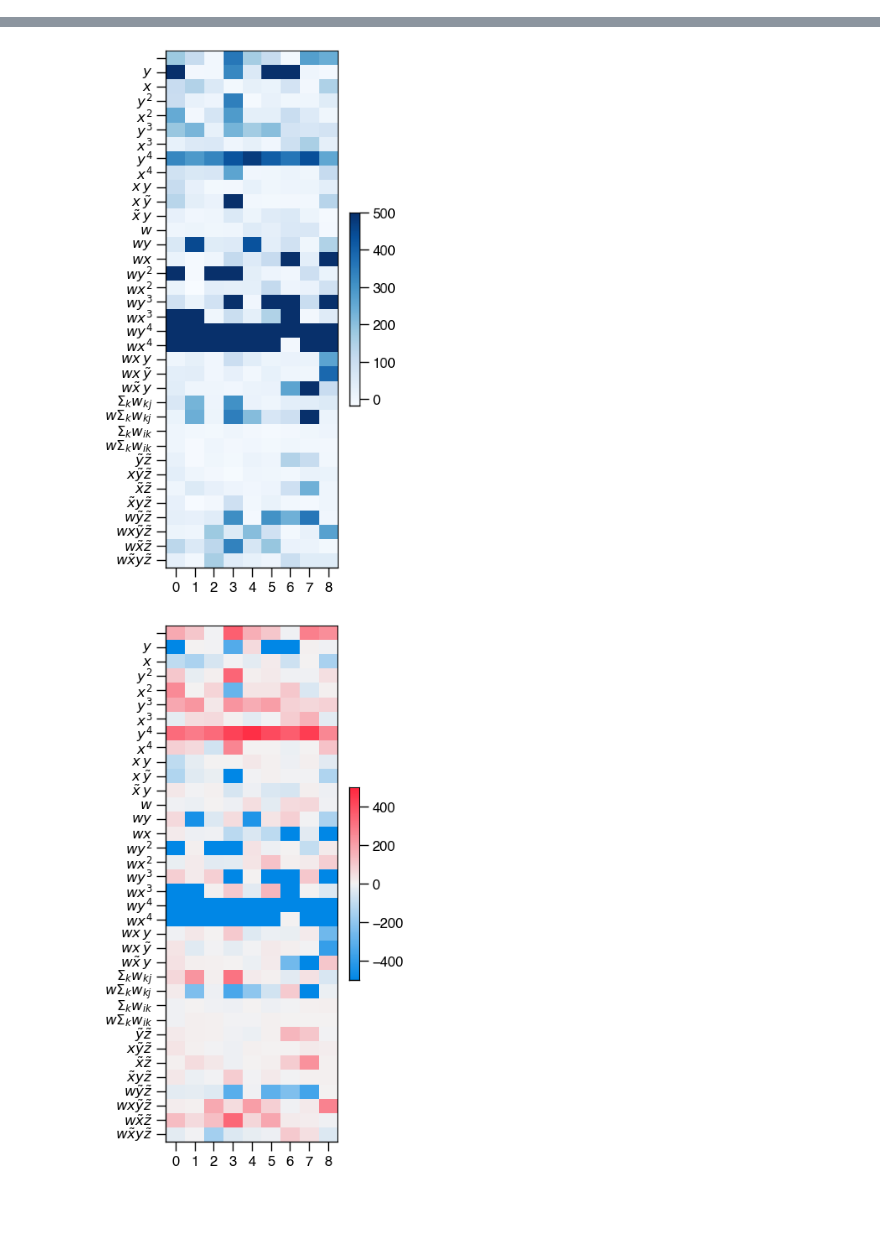
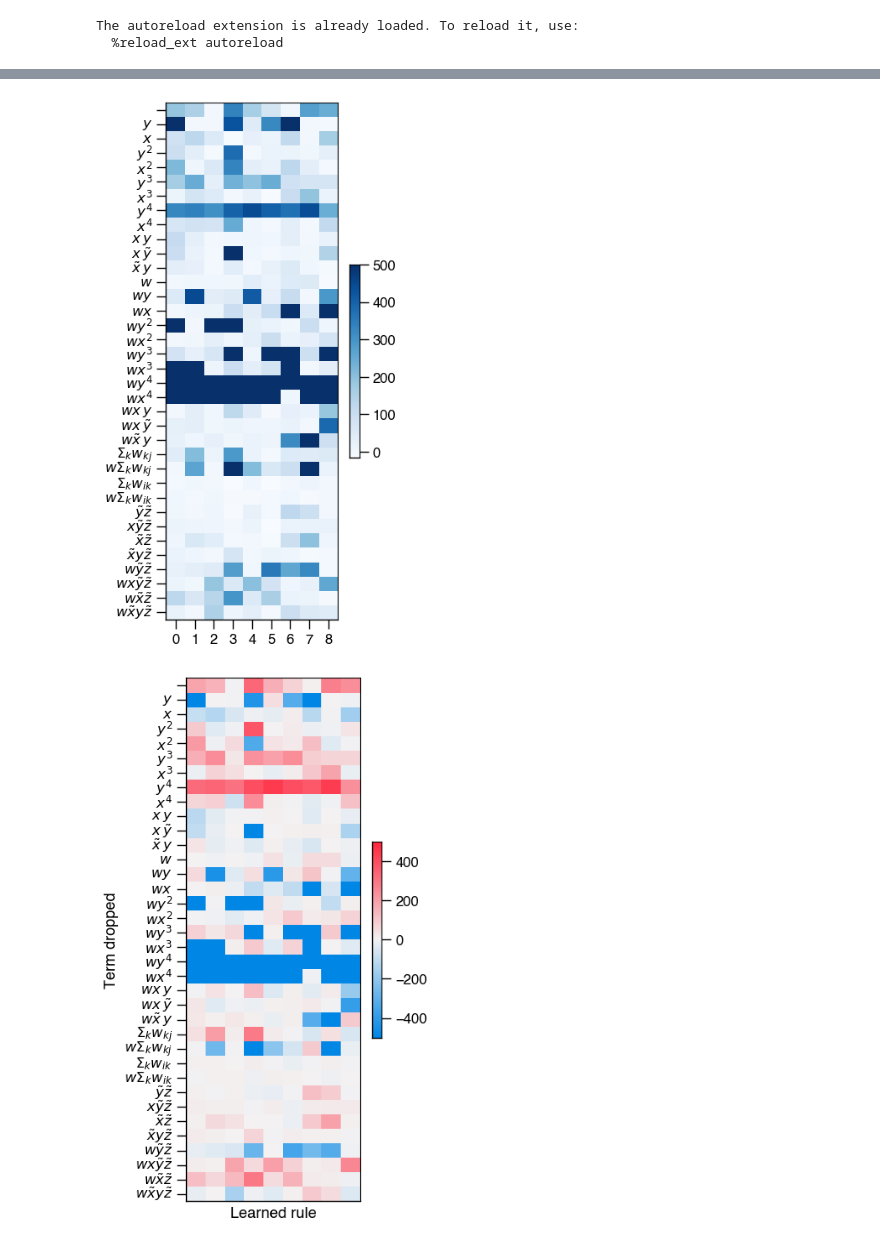
Before and after one commit to davidgbe/automated_plasticity_discovery, a Jupyter notebook: rule_dropouts_bulk_analysis.ipynb, the cells around one changed output, grey strips where cells are left out. Drawn from its saved outputs; the diff is of its cells as text; code cells hidden in the pictures; blank space fills up the shorter version.

```diff
--- a/rule_dropouts_bulk_analysis.ipynb
+++ b/rule_dropouts_bulk_analysis.ipynb
@@ -39,31 +39,31 @@ CELL_TYPE_1_SIZE = 5
 plt.rcParams['font.family'] = 'Helvetica'
 
 DATA_PATHS_NO_HET_SHORT = [
-    'sims_out/rule_dropout_n5_short_min_pactive_0p25_diag_test_001051_0.3_inp_0.27_het_0_shift_1_TH_0_STD_EXPL_0.001__L1_PENALTY_5e-07_ACT_PEN_50.0_CHANGEP_0.0_SEED_2000_2026-01-15_13:34:30.296805_run_None',
-    'sims_out/rule_dropout_n5_short_min_pactive_0p25_diag_test_001052_0.3_inp_0.27_het_0_shift_1_TH_0_STD_EXPL_0.001__L1_PENALTY_5e-07_ACT_PEN_50.0_CHANGEP_0.0_SEED_2000_2026-01-15_13:34:30.296808_run_None',
-    'sims_out/rule_dropout_n5_short_min_pactive_0p25_diag_test_001053_0.3_inp_0.27_het_0_shift_1_TH_0_STD_EXPL_0.001__L1_PENALTY_5e-07_ACT_PEN_50.0_CHANGEP_0.0_SEED_2000_2026-01-15_14:18:32.696893_run_None',
-    'sims_out/rule_dropout_n5_short_min_pactive_0p25_diag_test_001054_0.3_inp_0.27_het_0_shift_1_TH_0_STD_EXPL_0.001__L1_PENALTY_5e-07_ACT_PEN_50.0_CHANGEP_0.0_SEED_2000_2026-01-15_14:20:39.706146_run_None',
-    'sims_out/rule_dropout_n5_short_min_pactive_0p25_diag_test_001055_0.3_inp_0.27_het_0_shift_1_TH_0_STD_EXPL_0.001__L1_PENALTY_5e-07_ACT_PEN_50.0_CHANGEP_0.0_SEED_2000_2026-01-15_13:34:54.899000_run_None',
-    'sims_out/rule_dropout_n5_short_min_pactive_0p25_diag_test_001056_0.3_inp_0.27_het_0_shift_1_TH_0_STD_EXPL_0.001__L1_PENALTY_5e-07_ACT_PEN_50.0_CHANGEP_0.0_SEED_2000_2026-01-15_13:34:54.898937_run_None',
-    'sims_out/rule_dropout_n5_short_min_pactive_0p25_diag_test_001057_0.3_inp_0.27_het_0_shift_1_TH_0_STD_EXPL_0.001__L1_PENALTY_5e-07_ACT_PEN_50.0_CHANGEP_0.0_SEED_2000_2026-01-15_14:54:22.373381_run_None',
-    'sims_out/rule_dropout_n5_short_min_pactive_0p25_diag_test_001058_0.3_inp_0.27_het_0_shift_1_TH_0_STD_EXPL_0.001__L1_PENALTY_5e-07_ACT_PEN_50.0_CHANGEP_0.0_SEED_2000_2026-01-15_14:54:22.373378_run_None',
-    'sims_out/rule_dropout_n5_short_min_pactive_0p25_diag_test_001059_0.3_inp_0.27_het_0_shift_1_TH_0_STD_EXPL_0.001__L1_PENALTY_5e-07_ACT_PEN_50.0_CHANGEP_0.0_SEED_2000_2026-01-15_13:29:25.604457_run_None',
+    'sims_out/rule_dropout_n5_short_min_pactive_0p25_diag_test_001051_0.3_inp_0.27_het_0_shift_1_TH_0_STD_EXPL_0.001__L1_PENALTY_5e-07_ACT_PEN_50.0_CHANGEP_0.0_SEED_2000_2026-02-09_00:23:58.979228_run_None',
+    'sims_out/rule_dropout_n5_short_min_pactive_0p25_diag_test_001052_0.3_inp_0.27_het_0_shift_1_TH_0_STD_EXPL_0.001__L1_PENALTY_5e-07_ACT_PEN_50.0_CHANGEP_0.0_SEED_2000_2026-02-09_00:23:58.967795_run_None',
+    'sims_out/rule_dropout_n5_short_min_pactive_0p25_diag_test_001053_0.3_inp_0.27_het_0_shift_1_TH_0_STD_EXPL_0.001__L1_PENALTY_5e-07_ACT_PEN_50.0_CHANGEP_0.0_SEED_2000_2026-02-09_00:24:09.794966_run_None',
+    'sims_out/rule_dropout_n5_short_min_pactive_0p25_diag_test_001054_0.3_inp_0.27_het_0_shift_1_TH_0_STD_EXPL_0.001__L1_PENALTY_5e-07_ACT_PEN_50.0_CHANGEP_0.0_SEED_2000_2026-02-09_00:24:09.794958_run_None',
+    'sims_out/rule_dropout_n5_short_min_pactive_0p25_diag_test_001055_0.3_inp_0.27_het_0_shift_1_TH_0_STD_EXPL_0.001__L1_PENALTY_5e-07_ACT_PEN_50.0_CHANGEP_0.0_SEED_2000_2026-02-09_00:24:09.794955_run_None',
+    'sims_out/rule_dropout_n5_short_min_pactive_0p25_diag_test_001056_0.3_inp_0.27_het_0_shift_1_TH_0_STD_EXPL_0.001__L1_PENALTY_5e-07_ACT_PEN_50.0_CHANGEP_0.0_SEED_2000_2026-02-09_00:24:09.794967_run_None',
+    'sims_out/rule_dropout_n5_short_min_pactive_0p25_diag_test_001057_0.3_inp_0.27_het_0_shift_1_TH_0_STD_EXPL_0.001__L1_PENALTY_5e-07_ACT_PEN_50.0_CHANGEP_0.0_SEED_2000_2026-02-09_00:24:09.794957_run_None',
+    'sims_out/rule_dropout_n5_short_min_pactive_0p25_diag_test_001058_0.3_inp_0.27_het_0_shift_1_TH_0_STD_EXPL_0.001__L1_PENALTY_5e-07_ACT_PEN_50.0_CHANGEP_0.0_SEED_2000_2026-02-09_00:24:09.794969_run_None',
+    'sims_out/rule_dropout_n5_short_min_pactive_0p25_diag_test_001059_0.3_inp_0.27_het_0_shift_1_TH_0_STD_EXPL_0.001__L1_PENALTY_5e-07_ACT_PEN_50.0_CHANGEP_0.0_SEED_2000_2026-02-09_00:24:05.450274_run_None',
 ]
 
 DATA_PATHS_NO_HET_LONG = [
-    'sims_out/rule_dropout_n5_long_min_pactive_0p25_diag_small_bump_test_001100_1.0_inp_0.27_het_0_shift_1_TH_0_STD_EXPL_0.001__L1_PENALTY_5e-07_ACT_PEN_50.0_CHANGEP_0.0_SEED_2000_2026-01-15_16:33:01.657158_run_None',
-    'sims_out/rule_dropout_n5_long_min_pactive_0p25_diag_small_bump_test_001101_1.0_inp_0.27_het_0_shift_1_TH_0_STD_EXPL_0.001__L1_PENALTY_5e-07_ACT_PEN_50.0_CHANGEP_0.0_SEED_2000_2026-01-15_16:33:01.657164_run_None',
-    'sims_out/rule_dropout_n5_long_min_pactive_0p25_diag_small_bump_test_001102_1.0_inp_0.27_het_0_shift_1_TH_0_STD_EXPL_0.001__L1_PENALTY_5e-07_ACT_PEN_50.0_CHANGEP_0.0_SEED_2000_2026-01-15_16:33:01.657163_run_None',
-    'sims_out/rule_dropout_n5_long_min_pactive_0p25_diag_small_bump_test_001103_1.0_inp_0.27_het_0_shift_1_TH_0_STD_EXPL_0.001__L1_PENALTY_5e-07_ACT_PEN_50.0_CHANGEP_0.0_SEED_2000_2026-01-15_16:36:07.983647_run_None',
-    'sims_out/rule_dropout_n5_long_min_pactive_0p25_diag_small_bump_test_001105_1.0_inp_0.27_het_0_shift_1_TH_0_STD_EXPL_0.001__L1_PENALTY_5e-07_ACT_PEN_50.0_CHANGEP_0.0_SEED_2000_2026-01-15_16:36:07.980233_run_None',
-    'sims_out/rule_dropout_n5_long_min_pactive_0p25_diag_small_bump_test_001106_1.0_inp_0.27_het_0_shift_1_TH_0_STD_EXPL_0.001__L1_PENALTY_5e-07_ACT_PEN_50.0_CHANGEP_0.0_SEED_2000_2026-01-15_16:36:51.757038_run_None',
-    'sims_out/rule_dropout_n5_long_min_pactive_0p25_diag_small_bump_test_001107_1.0_inp_0.27_het_0_shift_1_TH_0_STD_EXPL_0.001__L1_PENALTY_5e-07_ACT_PEN_50.0_CHANGEP_0.0_SEED_2000_2026-01-15_16:36:51.757034_run_None',
-    'sims_out/rule_dropout_n5_long_min_pactive_0p25_diag_small_bump_test_001108_1.0_inp_0.27_het_0_shift_1_TH_0_STD_EXPL_0.001__L1_PENALTY_5e-07_ACT_PEN_50.0_CHANGEP_0.0_SEED_2000_2026-01-15_16:36:51.757036_run_None',
-    'sims_out/rule_dropout_n5_long_min_pactive_0p25_diag_small_bump_test_001110_1.0_inp_0.27_het_0_shift_1_TH_0_STD_EXPL_0.001__L1_PENALTY_5e-07_ACT_PEN_50.0_CHANGEP_0.0_SEED_2000_2026-01-15_16:33:23.958586_run_None',
-    'sims_out/rule_dropout_n5_long_min_pactive_0p25_diag_small_bump_test_001111_1.0_inp_0.27_het_0_shift_1_TH_0_STD_EXPL_0.001__L1_PENALTY_5e-07_ACT_PEN_50.0_CHANGEP_0.0_SEED_2000_2026-01-15_16:33:25.583257_run_None',
-    'sims_out/rule_dropout_n5_long_min_pactive_0p25_diag_small_bump_test_001112_1.0_inp_0.27_het_0_shift_1_TH_0_STD_EXPL_0.001__L1_PENALTY_5e-07_ACT_PEN_50.0_CHANGEP_0.0_SEED_2000_2026-01-15_16:36:06.477281_run_None',
-    'sims_out/rule_dropout_n5_long_min_pactive_0p25_diag_small_bump_test_001118_1.0_inp_0.27_het_0_shift_1_TH_0_STD_EXPL_0.001__L1_PENALTY_5e-07_ACT_PEN_50.0_CHANGEP_0.0_SEED_2000_2026-01-15_16:36:06.477286_run_None',
-    'sims_out/rule_dropout_n5_long_min_pactive_0p25_diag_small_bump_test_001119_1.0_inp_0.27_het_0_shift_1_TH_0_STD_EXPL_0.001__L1_PENALTY_5e-07_ACT_PEN_50.0_CHANGEP_0.0_SEED_2000_2026-01-15_16:36:06.477284_run_None',
+    'sims_out/rule_dropout_n5_long_min_pactive_0p25_diag_small_bump_test_001100_1.0_inp_0.27_het_0_shift_1_TH_0_STD_EXPL_0.001__L1_PENALTY_5e-07_ACT_PEN_50.0_CHANGEP_0.0_SEED_2000_2026-02-09_01:46:25.191833_run_None',
+    'sims_out/rule_dropout_n5_long_min_pactive_0p25_diag_small_bump_test_001101_1.0_inp_0.27_het_0_shift_1_TH_0_STD_EXPL_0.001__L1_PENALTY_5e-07_ACT_PEN_50.0_CHANGEP_0.0_SEED_2000_2026-02-09_00:17:54.950041_run_None',
+    'sims_out/rule_dropout_n5_long_min_pactive_0p25_diag_small_bump_test_001102_1.0_inp_0.27_het_0_shift_1_TH_0_STD_EXPL_0.001__L1_PENALTY_5e-07_ACT_PEN_50.0_CHANGEP_0.0_SEED_2000_2026-02-09_00:17:53.997805_run_None',
+    'sims_out/rule_dropout_n5_long_min_pactive_0p25_diag_small_bump_test_001103_1.0_inp_0.27_het_0_shift_1_TH_0_STD_EXPL_0.001__L1_PENALTY_5e-07_ACT_PEN_50.0_CHANGEP_0.0_SEED_2000_2026-02-09_00:17:53.997801_run_None',
+    'sims_out/rule_dropout_n5_long_min_pactive_0p25_diag_small_bump_test_001105_1.0_inp_0.27_het_0_shift_1_TH_0_STD_EXPL_0.001__L1_PENALTY_5e-07_ACT_PEN_50.0_CHANGEP_0.0_SEED_2000_2026-02-09_00:17:53.997798_run_None',
+    'sims_out/rule_dropout_n5_long_min_pactive_0p25_diag_small_bump_test_001106_1.0_inp_0.27_het_0_shift_1_TH_0_STD_EXPL_0.001__L1_PENALTY_5e-07_ACT_PEN_50.0_CHANGEP_0.0_SEED_2000_2026-02-09_00:17:53.785893_run_None',
+    'sims_out/rule_dropout_n5_long_min_pactive_0p25_diag_small_bump_test_001107_1.0_inp_0.27_het_0_shift_1_TH_0_STD_EXPL_0.001__L1_PENALTY_5e-07_ACT_PEN_50.0_CHANGEP_0.0_SEED_2000_2026-02-09_00:17:53.590643_run_None',
+    'sims_out/rule_dropout_n5_long_min_pactive_0p25_diag_small_bump_test_001108_1.0_inp_0.27_het_0_shift_1_TH_0_STD_EXPL_0.001__L1_PENALTY_5e-07_ACT_PEN_50.0_CHANGEP_0.0_SEED_2000_2026-02-09_00:17:53.883864_run_None',
+    'sims_out/rule_dropout_n5_long_min_pactive_0p25_diag_small_bump_test_001110_1.0_inp_0.27_het_0_shift_1_TH_0_STD_EXPL_0.001__L1_PENALTY_5e-07_ACT_PEN_50.0_CHANGEP_0.0_SEED_2000_2026-02-09_00:17:53.618501_run_None',
+    'sims_out/rule_dropout_n5_long_min_pactive_0p25_diag_small_bump_test_001111_1.0_inp_0.27_het_0_shift_1_TH_0_STD_EXPL_0.001__L1_PENALTY_5e-07_ACT_PEN_50.0_CHANGEP_0.0_SEED_2000_2026-02-09_00:17:54.060859_run_None',
+    'sims_out/rule_dropout_n5_long_min_pactive_0p25_diag_small_bump_test_001112_1.0_inp_0.27_het_0_shift_1_TH_0_STD_EXPL_0.001__L1_PENALTY_5e-07_ACT_PEN_50.0_CHANGEP_0.0_SEED_2000_2026-02-09_00:17:54.060858_run_None',
+    'sims_out/rule_dropout_n5_long_min_pactive_0p25_diag_small_bump_test_001118_1.0_inp_0.27_het_0_shift_1_TH_0_STD_EXPL_0.001__L1_PENALTY_5e-07_ACT_PEN_50.0_CHANGEP_0.0_SEED_2000_2026-02-09_00:17:54.060850_run_None',
+    'sims_out/rule_dropout_n5_long_min_pactive_0p25_diag_small_bump_test_001119_1.0_inp_0.27_het_0_shift_1_TH_0_STD_EXPL_0.001__L1_PENALTY_5e-07_ACT_PEN_50.0_CHANGEP_0.0_SEED_2000_2026-02-09_00:17:54.060859_run_None',
 ]
 
 rules_to_dropout = np.concatenate([
@@ -74,6 +74,9 @@ rules_to_dropout = np.concatenate([
         + N_THREE_FACTOR_RULES_PER_TYPE,
     ),
 ])
+# %% [output]
+The autoreload extension is already loaded. To reload it, use:
+  %reload_ext autoreload
 # %%
 rule_names = [ # Define labels for all rules to be run during simulations
 	r'',
@@ -243,11 +246,24 @@ def make_loss_plots(dfs, num_terms=36, vmax=500):
         cbar_kws=dict(fraction=0.05 * 9 / all_losses.shape[0], pad=0.06),
     )
 
+    ctrl = np.median(all_losses, axis=2)[:, 0][:, None]
+
+    counts_over_100 = np.where(mat > 100, 1, 0).sum(axis=1)
+    print(np.mean(counts_over_100), np.std(counts_over_100))
+
     ax.set_yticks(np.arange(num_terms) + 0.5)
     ax.set_yticklabels(rule_names[rules_to_dropout[:num_terms]], rotation=0)
 
+    ax.set_xticks([])
+
+    ax.set_ylabel('Term dropped')
+    ax.set_xlabel('Learned rule')
+
     format_plot(ax, topspine=True, rightspine=True)
     format_plot(ax.collections[0].colorbar.ax, topspine=True, rightspine=True)
+
+    return fig, ax
 # %%
-make_loss_plots(DATA_PATHS_NO_HET_SHORT, num_terms=36)
+fig, ax = make_loss_plots(DATA_PATHS_NO_HET_SHORT, num_terms=36)
+fig.savefig('./figures/rule_dropouts_n5_short.svg')
 # %% [output]
@@ -264,3 +281,3 @@ make_loss_plots(DATA_PATHS_NO_HET_SHORT, num_terms=36)
-[figure, old version]
+[figure, new version]
-[figure, old version]
+[figure, new version]
 # %%
```
Also changed, not shown: parts of 2 cells of this notebook, 9 other files.
